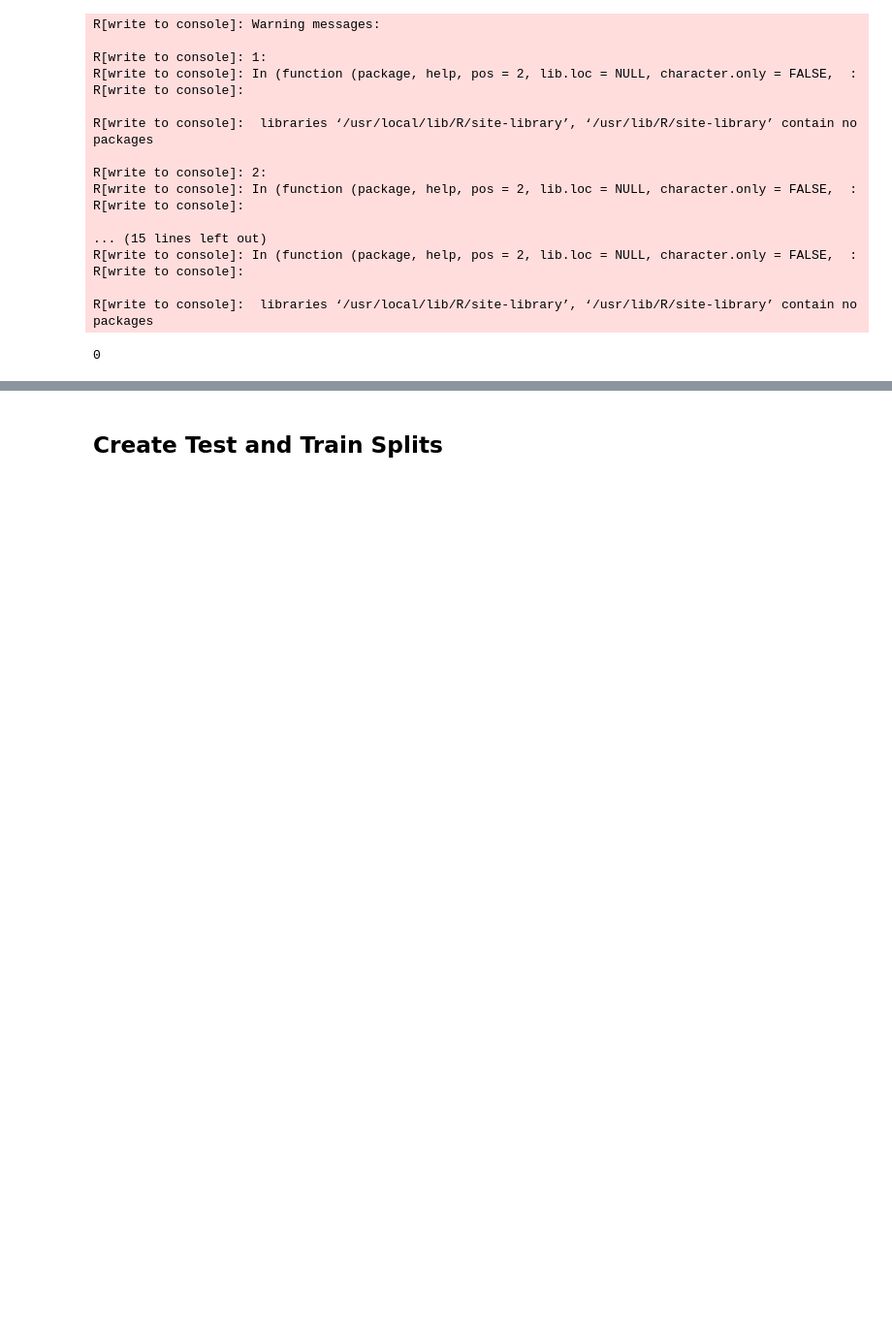
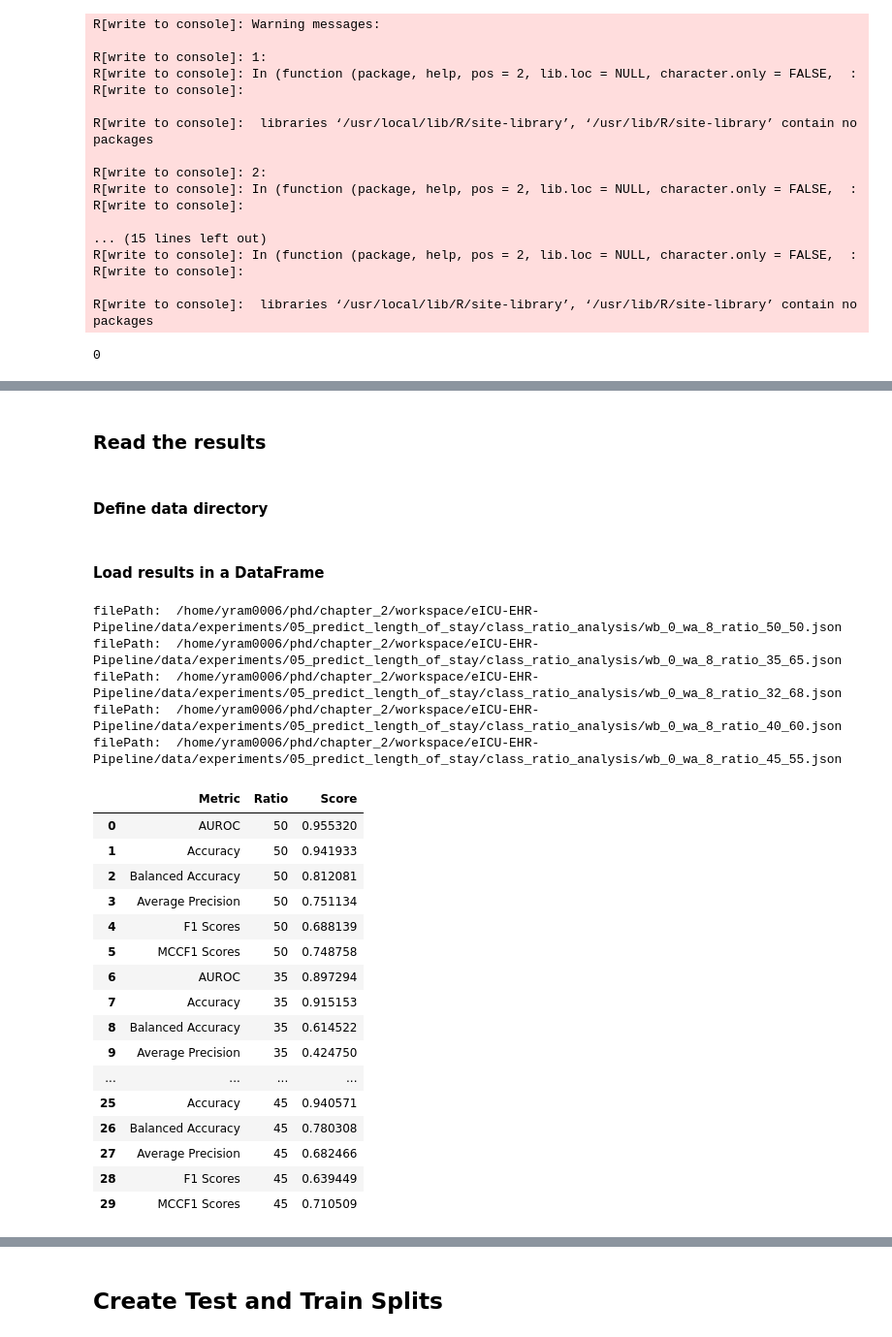
Before and after one commit to ryashpal/eICU-EHR-Pipeline, a Jupyter notebook: notebooks/sepsis_icd_cohort/experiments/05_predict_length_of_stay/analysis_gt_14_days.ipynb, the cells around one changed output, grey strips where cells are left out. Shown at 97% size. Cells and saved outputs as stored; diff of their text form; code cells hidden in the pictures; blank space fills up the shorter version.

```diff
--- a/notebooks/sepsis_icd_cohort/experiments/05_predict_length_of_stay/analysis_gt_14_days.ipynb
+++ b/notebooks/sepsis_icd_cohort/experiments/05_predict_length_of_stay/analysis_gt_14_days.ipynb
@@ -159,0 +194,4 @@ R[write to console]:  libraries ‘/usr/local/lib/R/site-library’, ‘/usr/lib
+# %% [markdown]
+### Read the results
+# %% [markdown]
+#### Define data directory
@@ -159,0 +203,53 @@ R[write to console]:  libraries ‘/usr/local/lib/R/site-library’, ‘/usr/lib
+# %% [markdown]
+#### Load results in a DataFrame
+# %%
+import json
+from pathlib import Path
+import pandas as pd
+
+
+data = []
+
+for file in os.listdir(dataDirName):
+    filePath = Path(dataDirName, file)
+    if file.startswith('wb_0_wa_8_ratio_'):
+        print('filePath: ', filePath)
+        with open(filePath, 'rb') as f:
+            results = json.load(f)
+            aurocs = results['test_roc_auc']
+            accuracies = results['test_accuracy']
+            balanced_accuracies = results['test_balanced_accuracy']
+            average_precisions = results['test_average_precision']
+            f1_scores = results['test_f1']
+            mccf1_scores = results['test_mccf1_score']
+            data.append(['AUROC', int(file.split('_')[5]), sum(aurocs)/len(aurocs)])
+            data.append(['Accuracy', int(file.split('_')[5]), sum(accuracies)/len(accuracies)])
+            data.append(['Balanced Accuracy', int(file.split('_')[5]), sum(balanced_accuracies)/len(balanced_accuracies)])
+            data.append(['Average Precision', int(file.split('_')[5]), sum(average_precisions)/len(average_precisions)])
+            data.append(['F1 Scores', int(file.split('_')[5]), sum(f1_scores)/len(f1_scores)])
+            data.append(['MCCF1 Scores', int(file.split('_')[5]), sum(mccf1_scores)/len(mccf1_scores)])
+linePlotDf = pd.DataFrame(data, columns=['Metric', 'Ratio', 'Score'])
+linePlotDf
+# %% [output]
+filePath:  /home/yram0006/phd/chapter_2/workspace/eICU-EHR-Pipeline/data/experiments/05_predict_length_of_stay/class_ratio_analysis/wb_0_wa_8_ratio_50_50.json
+filePath:  /home/yram0006/phd/chapter_2/workspace/eICU-EHR-Pipeline/data/experiments/05_predict_length_of_stay/class_ratio_analysis/wb_0_wa_8_ratio_35_65.json
+filePath:  /home/yram0006/phd/chapter_2/workspace/eICU-EHR-Pipeline/data/experiments/05_predict_length_of_stay/class_ratio_analysis/wb_0_wa_8_ratio_32_68.json
+filePath:  /home/yram0006/phd/chapter_2/workspace/eICU-EHR-Pipeline/data/experiments/05_predict_length_of_stay/class_ratio_analysis/wb_0_wa_8_ratio_40_60.json
+filePath:  /home/yram0006/phd/chapter_2/workspace/eICU-EHR-Pipeline/data/experiments/05_predict_length_of_stay/class_ratio_analysis/wb_0_wa_8_ratio_45_55.json
+|  | Metric | Ratio | Score |
+| 0 | AUROC | 50 | 0.955320 |
+| 1 | Accuracy | 50 | 0.941933 |
+| 2 | Balanced Accuracy | 50 | 0.812081 |
+| 3 | Average Precision | 50 | 0.751134 |
+| 4 | F1 Scores | 50 | 0.688139 |
+| 5 | MCCF1 Scores | 50 | 0.748758 |
+| 6 | AUROC | 35 | 0.897294 |
+| 7 | Accuracy | 35 | 0.915153 |
+| 8 | Balanced Accuracy | 35 | 0.614522 |
+| 9 | Average Precision | 35 | 0.424750 |
+| ... | ... | ... | ... |
+| 25 | Accuracy | 45 | 0.940571 |
+| 26 | Balanced Accuracy | 45 | 0.780308 |
+| 27 | Average Precision | 45 | 0.682466 |
+| 28 | F1 Scores | 45 | 0.639449 |
+| 29 | MCCF1 Scores | 45 | 0.710509 |
```
Also changed, not shown: parts of 22 cells of this notebook, 2 other files.
